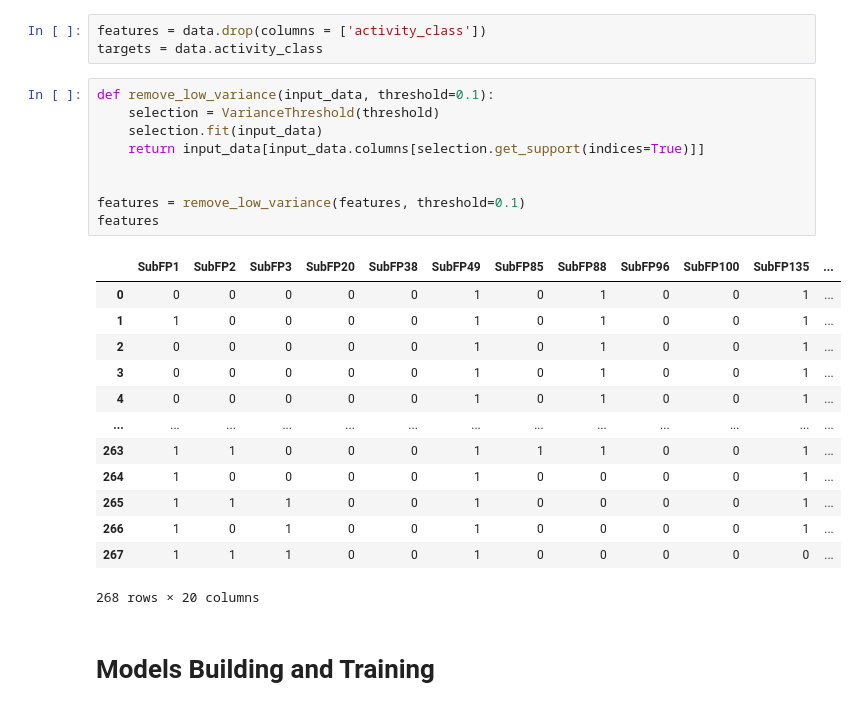
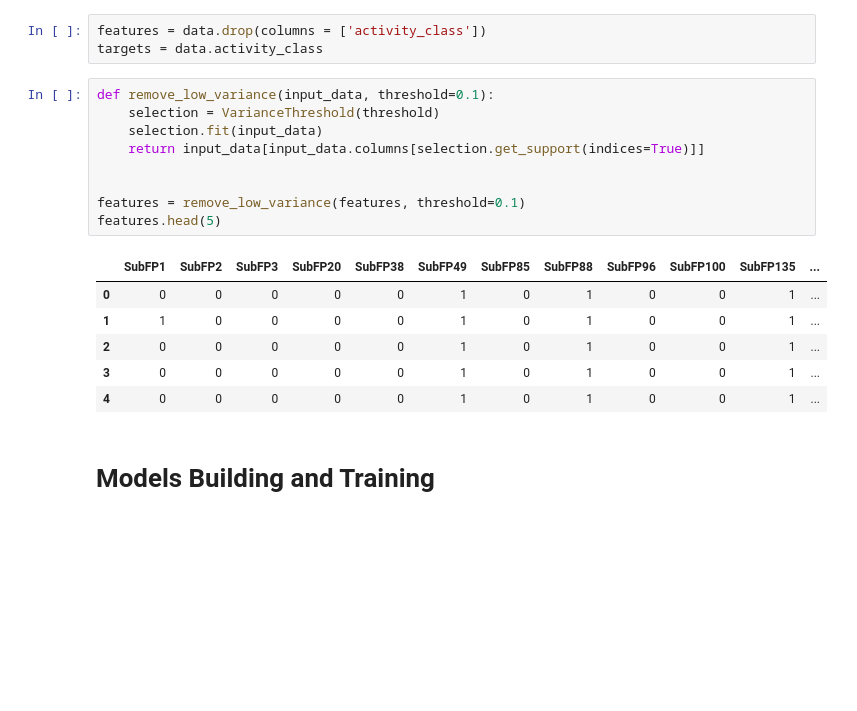
Before and after one commit to mehdimerbah/CompDrugDiscovery, a Jupyter notebook: models/ClassificationModel.ipynb, the cells around one changed output. Drawn from its saved outputs; the diff is of its cells as text; blank space fills up the shorter version.

```diff
--- a/models/ClassificationModel.ipynb
+++ b/models/ClassificationModel.ipynb
@@ -40,26 +33,19 @@ targets = data.activity_class
 # %%
 def remove_low_variance(input_data, threshold=0.1):
     selection = VarianceThreshold(threshold)
     selection.fit(input_data)
     return input_data[input_data.columns[selection.get_support(indices=True)]]
 
 
 features = remove_low_variance(features, threshold=0.1)
-features
+features.head(5)
 # %% [output]
 |  | SubFP1 | SubFP2 | SubFP3 | SubFP20 | SubFP38 | SubFP49 | SubFP85 | SubFP88 | SubFP96 | SubFP100 | SubFP135 | ... |
 | 0 | 0 | 0 | 0 | 0 | 0 | 1 | 0 | 1 | 0 | 0 | 1 | ... |
 | 1 | 1 | 0 | 0 | 0 | 0 | 1 | 0 | 1 | 0 | 0 | 1 | ... |
 | 2 | 0 | 0 | 0 | 0 | 0 | 1 | 0 | 1 | 0 | 0 | 1 | ... |
 | 3 | 0 | 0 | 0 | 0 | 0 | 1 | 0 | 1 | 0 | 0 | 1 | ... |
 | 4 | 0 | 0 | 0 | 0 | 0 | 1 | 0 | 1 | 0 | 0 | 1 | ... |
-| ... | ... | ... | ... | ... | ... | ... | ... | ... | ... | ... | ... | ... |
-| 263 | 1 | 1 | 0 | 0 | 0 | 1 | 1 | 1 | 0 | 0 | 1 | ... |
-| 264 | 1 | 0 | 0 | 0 | 0 | 1 | 0 | 0 | 0 | 0 | 1 | ... |
-| 265 | 1 | 1 | 1 | 0 | 0 | 1 | 0 | 0 | 0 | 0 | 1 | ... |
-| 266 | 1 | 0 | 1 | 0 | 0 | 1 | 0 | 0 | 0 | 0 | 1 | ... |
-| 267 | 1 | 1 | 1 | 0 | 0 | 1 | 0 | 0 | 0 | 0 | 0 | ... |
-268 rows × 20 columns
 # %% [markdown]
 # Models Building and Training
 # %%
```
Also changed, not shown: parts of 20 cells of this notebook.
